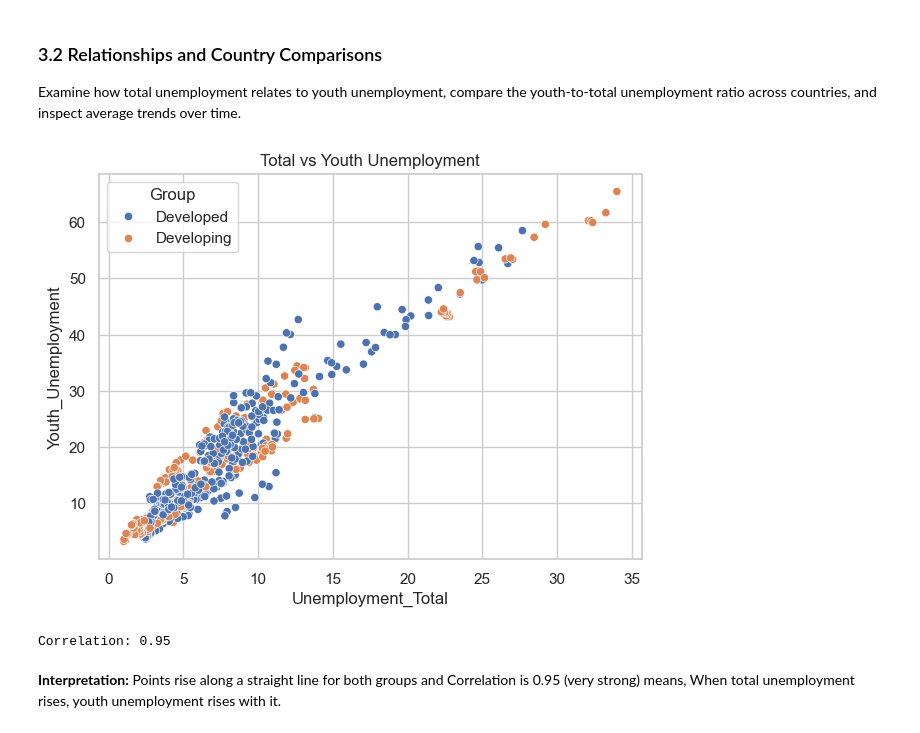
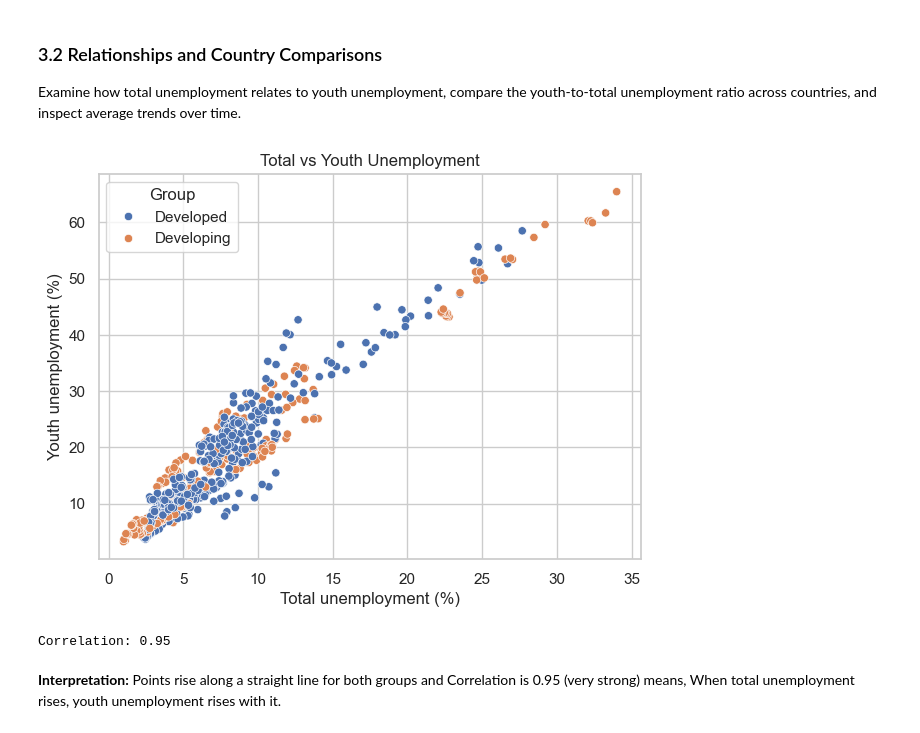
Before and after one commit to ItishreeSahu6372/global-unemployment-economic-trend-analysis, a Jupyter notebook: Global Unemployment and Economic Trend Analysis/Notebook/Global_Unemployment_and_Economic_Analysis (1).ipynb, the cells around one changed output. Cells and saved outputs as stored; diff of their text form; code cells hidden in the pictures.

```diff
--- a/Global Unemployment and Economic Trend Analysis/Notebook/Global_Unemployment_and_Economic_Analysis (1).ipynb
+++ b/Global Unemployment and Economic Trend Analysis/Notebook/Global_Unemployment_and_Economic_Analysis (1).ipynb
@@ -38,7 +38,7 @@ sns.set_theme(style="whitegrid")
 5. Saved the cleaned dataset.
 # %%
 # 1. Load the data
-df = pd.read_excel("P_Data_Extract_From_World_Development_Indicators (1).xlsx", na_values="..")
+df = pd.read_excel(r"..\data\Raw Data.xlsx", na_values="..")
 df.head()
 # %% [output]
 |  | Time | Time Code | Country Name | Country Code | GDP growth (annual %) [NY.GDP.MKT... | Unemployment, total (% of total l... | ... |
@@ -251,15 +256,17 @@ Highest youth unemployment:
 
 Examine how total unemployment relates to youth unemployment, compare the youth-to-total unemployment ratio across countries, and inspect average trends over time.
 # %%
-# Total vs youth unemployment
+# Scatter plot: total vs youth unemployment
 plt.figure(figsize=(7, 5))
 sns.scatterplot(data=df, x="Unemployment_Total", y="Youth_Unemployment", hue="Group")
 plt.title("Total vs Youth Unemployment")
+plt.xlabel("Total unemployment (%)")
+plt.ylabel("Youth unemployment (%)")
 plt.show()
 
 print("Correlation:", round(df["Unemployment_Total"].corr(df["Youth_Unemployment"]), 2))
 # %% [output]
-[figure, old version]
+[figure, new version]
 Correlation: 0.95
 # %% [markdown]
 **Interpretation:**
```
Also changed, not shown: parts of 11 cells of this notebook, 1 other file.
